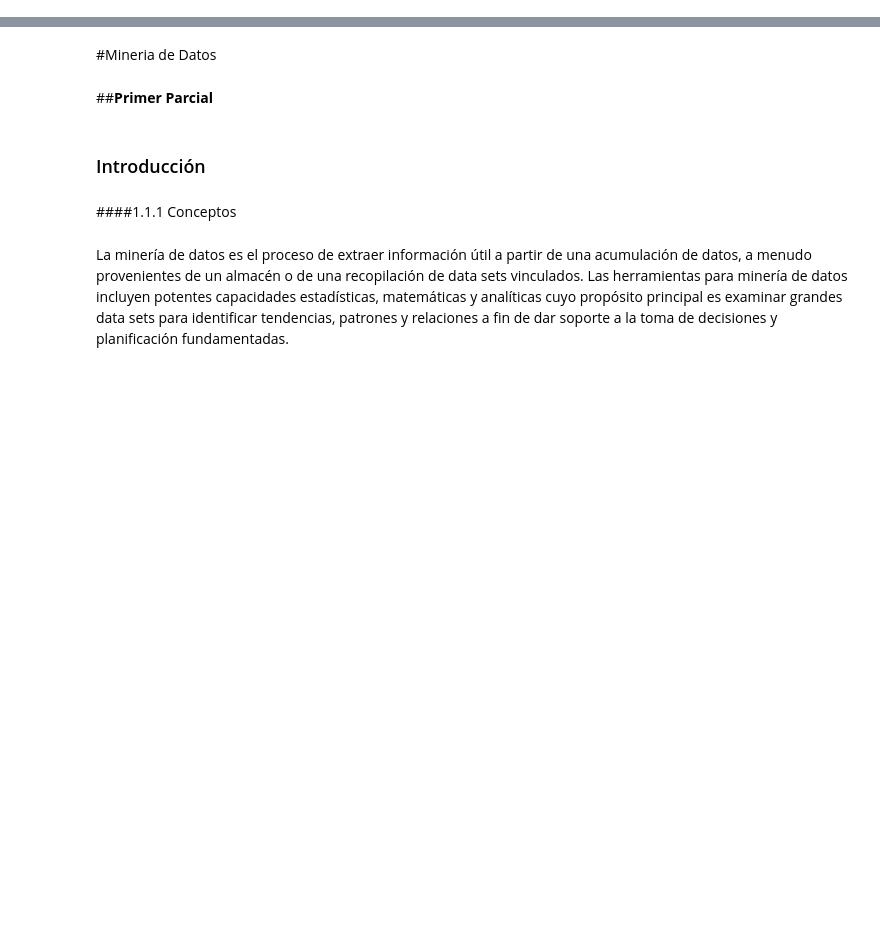
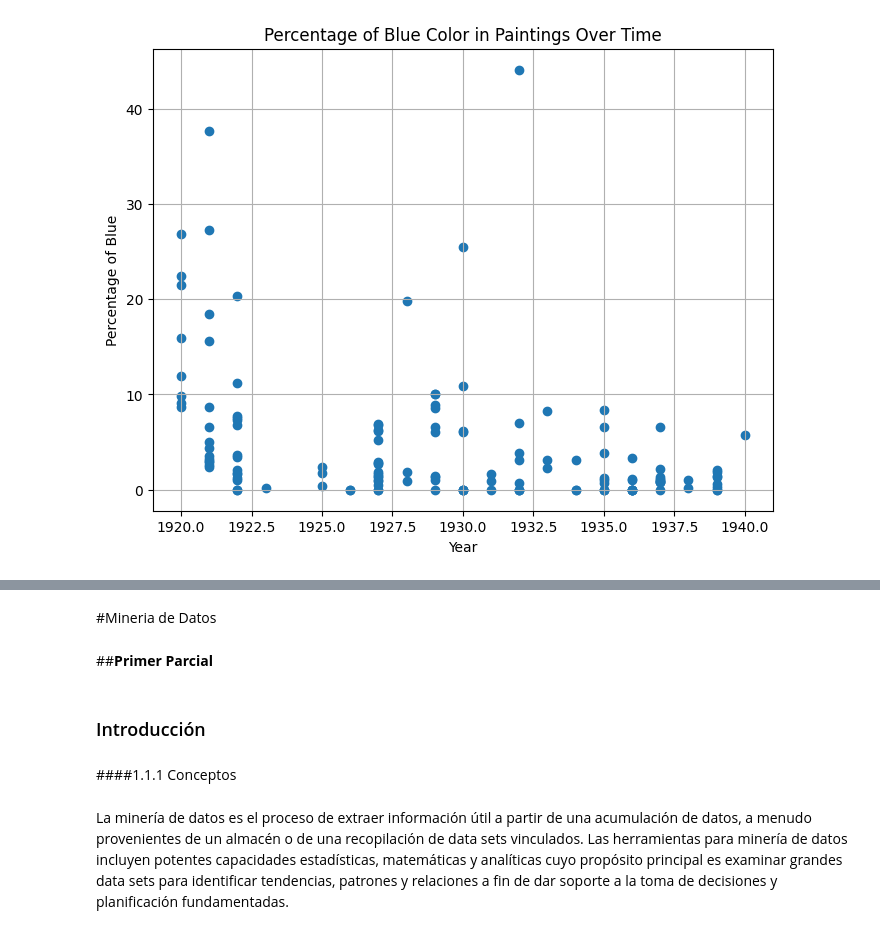
Before and after one commit to Scanfmonse/ExamenCompiladores, a Jupyter notebook: mineriacolab1.ipynb, the cells around one changed output, grey strips where cells are left out. Cells and saved outputs as stored; diff of their text form; code cells hidden in the pictures; blank space fills up the shorter version.

```diff
--- a/mineriacolab1.ipynb
+++ b/mineriacolab1.ipynb
@@ -2,0 +66,7 @@
+# %%
+blue_features = features[features['color'] == 'blue'].copy()
+blue_features['feature_area_blue'] = blue_features['width'] * blue_features['height']
+
+blue_area_per_painting = blue_features.groupby('painting_id')['feature_area_blue'].sum().reset_index(name='blue_area')
+painting_info = painting_info.merge(blue_area_per_painting, on='painting_id', how='left')
+painting_info.head()
@@ -2,0 +80,3 @@
+# %%
+painting_info['blue_percentage'] = (painting_info['blue_area'] / painting_info['area'] * 100).fillna(0)
+painting_info.head()
@@ -2,0 +90,10 @@
+# %%
+plt.figure(figsize=(8, 6))
+plt.scatter(painting_info['year'], painting_info['blue_percentage'])
+plt.xlabel('Year')
+plt.ylabel('Percentage of Blue')
+plt.title('Percentage of Blue Color in Paintings Over Time')
+plt.grid(True)
+plt.show()
+# %% [output]
+[figure, added]
```
Also changed, not shown: parts of 7 cells of this notebook.
